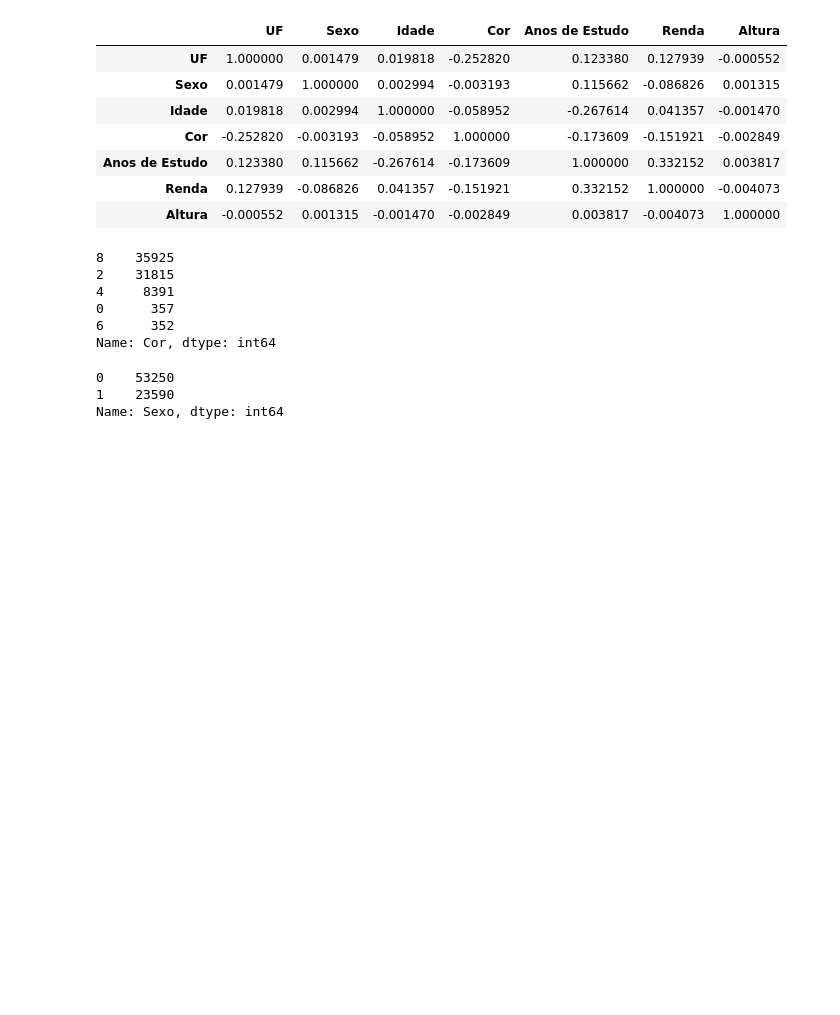
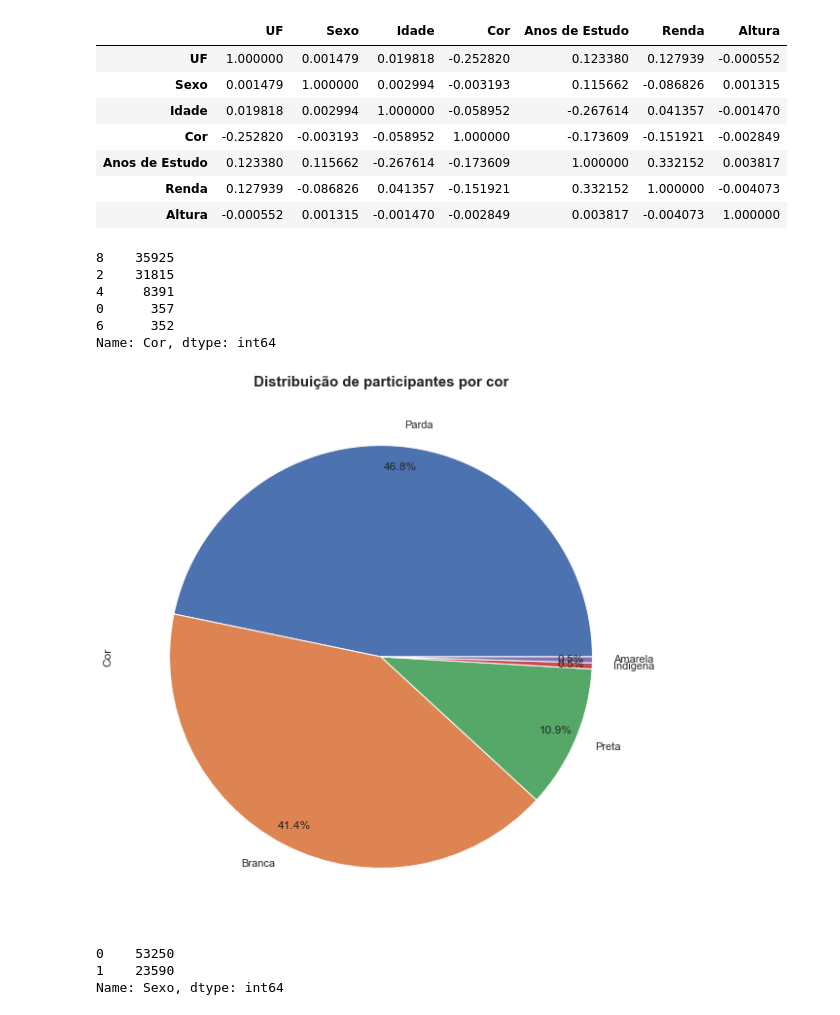
Before and after one commit to ziggy-data/Estatistica_IBGE, a Jupyter notebook: Trababalho_faculdade.ipynb, the cells around one changed output. Cells and saved outputs as stored; diff of their text form; code cells hidden in the pictures; blank space fills up the shorter version.

```diff
--- a/Trababalho_faculdade.ipynb
+++ b/Trababalho_faculdade.ipynb
@@ -207,6 +268,11 @@ dados["Cor"].value_counts()
 0      357
 6      352
 Name: Cor, dtype: int64
+# %%
+plt.title("Distribuição de participantes por cor", fontsize=15, fontweight = 'bold')
+plt.show(dados['Cor'].value_counts().plot.pie(pctdistance=0.9, autopct='%1.1f%%', figsize=(10,10),labels=(['Parda', 'Branca', 'Preta', 'Indigena', 'Amarela'])))
+# %% [output]
+[figure, added]
 # %%
 dados["Sexo"].value_counts()
 # %% [output]
```
Also changed, not shown: parts of 10 cells of this notebook, 1 other file.
